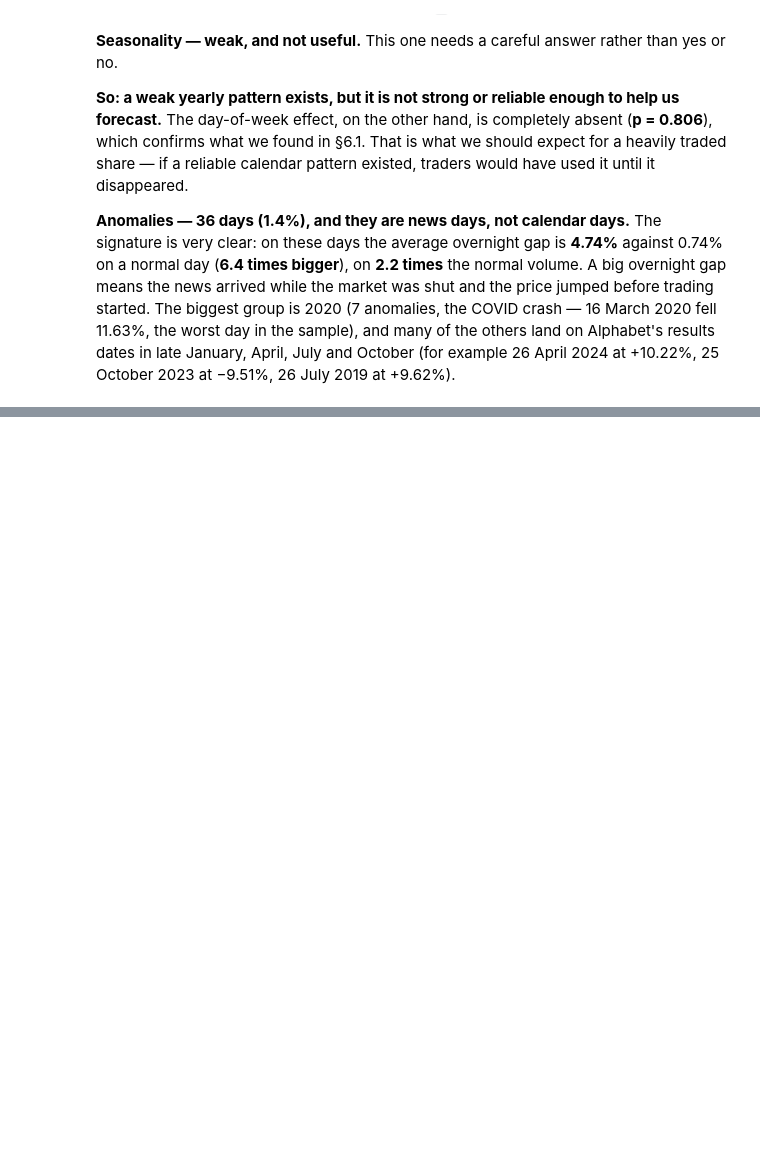
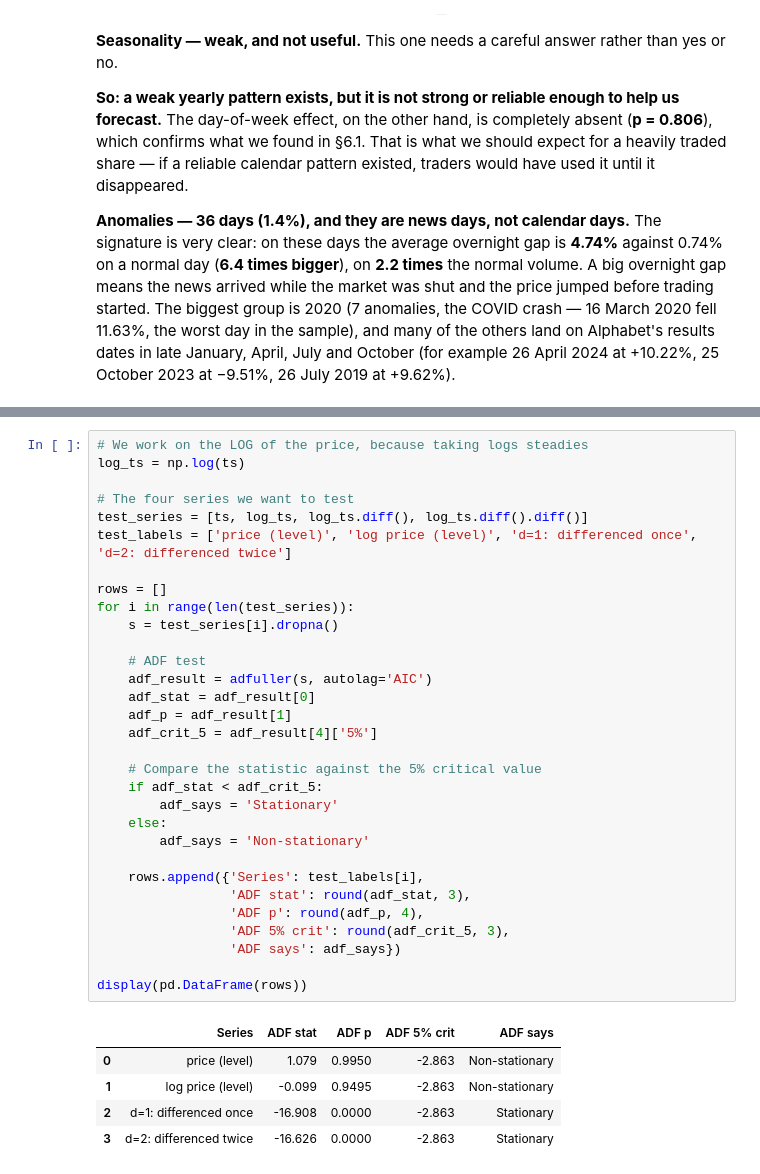
Before and after one commit to zawmoehtike-cct/CA1MLB-2026230, a Jupyter notebook: CA1MLB.ipynb, the cells around one changed output, grey strips where cells are left out. Drawn from its saved outputs; the diff is of its cells as text; blank space fills up the shorter version.

```diff
--- a/CA1MLB.ipynb
+++ b/CA1MLB.ipynb
@@ -1161,0 +1173,37 @@ late January, April, July and October (for example 26 April 2024 at +10.22%, 25
+# %%
+# We work on the LOG of the price, because taking logs steadies
+log_ts = np.log(ts)
+
+# The four series we want to test
+test_series = [ts, log_ts, log_ts.diff(), log_ts.diff().diff()]
+test_labels = ['price (level)', 'log price (level)', 'd=1: differenced once', 'd=2: differenced twice']
+
+rows = []
+for i in range(len(test_series)):
+    s = test_series[i].dropna()
+
+    # ADF test
+    adf_result = adfuller(s, autolag='AIC')
+    adf_stat = adf_result[0]
+    adf_p = adf_result[1]
+    adf_crit_5 = adf_result[4]['5%']
+
+    # Compare the statistic against the 5% critical value
+    if adf_stat < adf_crit_5:
+        adf_says = 'Stationary'
+    else:
+        adf_says = 'Non-stationary'
+
+    rows.append({'Series': test_labels[i],
+                 'ADF stat': round(adf_stat, 3),
+                 'ADF p': round(adf_p, 4),
+                 'ADF 5% crit': round(adf_crit_5, 3),
+                 'ADF says': adf_says})
+
+display(pd.DataFrame(rows))
+# %% [output]
+|  | Series | ADF stat | ADF p | ADF 5% crit | ADF says |
+| 0 | price (level) | 1.079 | 0.9950 | -2.863 | Non-stationary |
+| 1 | log price (level) | -0.099 | 0.9495 | -2.863 | Non-stationary |
+| 2 | d=1: differenced once | -16.908 | 0.0000 | -2.863 | Stationary |
+| 3 | d=2: differenced twice | -16.626 | 0.0000 | -2.863 | Stationary |
```
Also changed, not shown: parts of 11 cells of this notebook.
